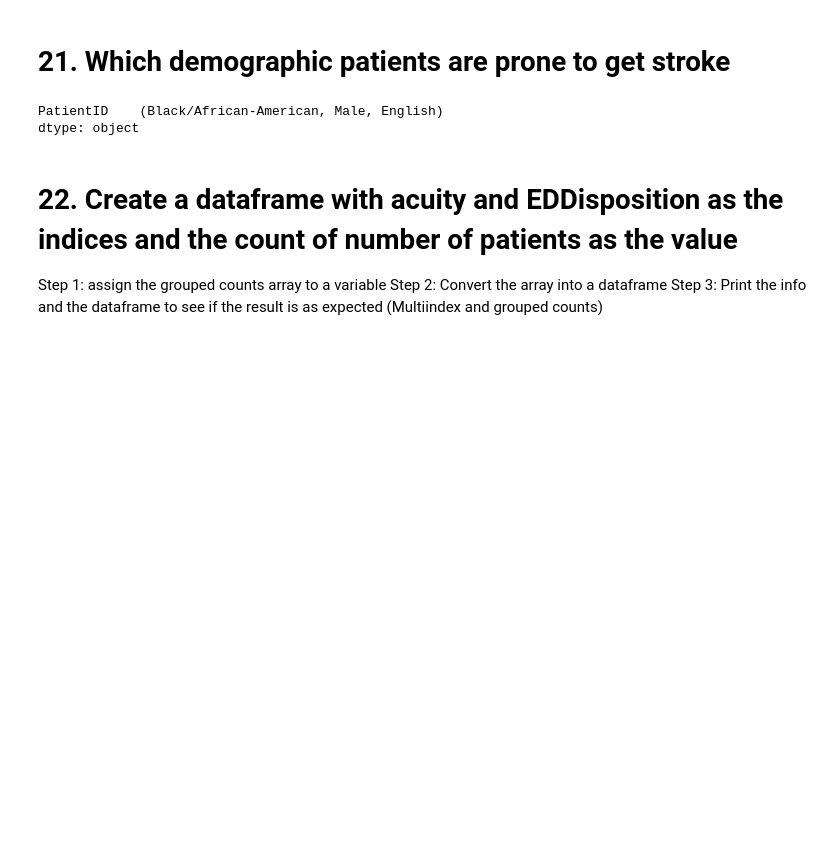
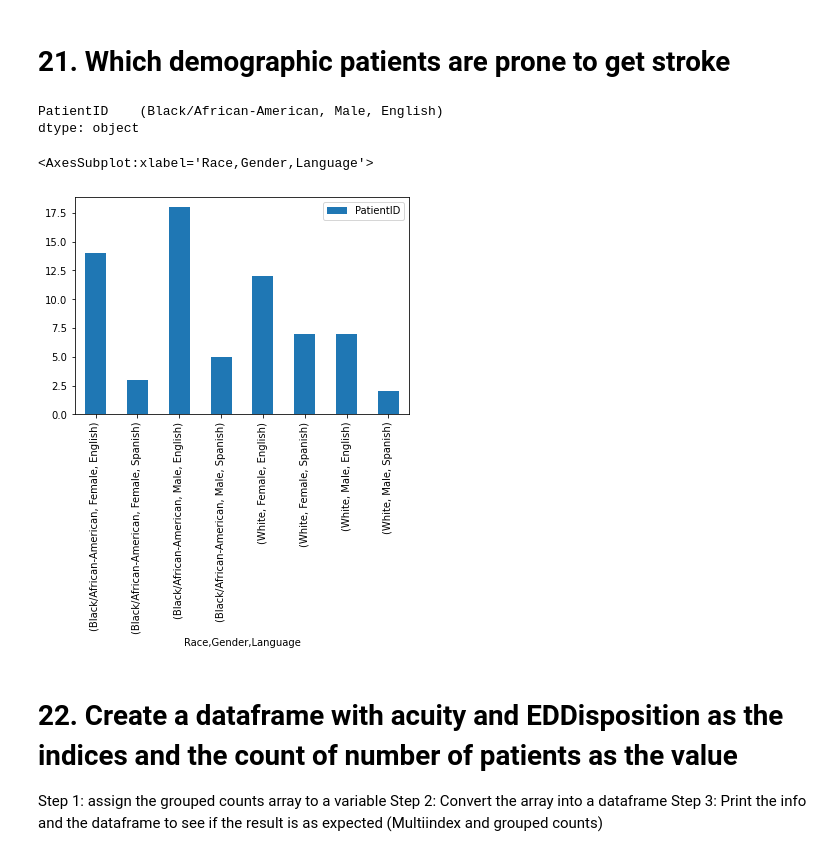
Before and after one commit to sharmaruchi02/Python_heckathon, a Jupyter notebook: Python_Hackathon_DataNinjas.ipynb, the cells around one changed output. Cells and saved outputs as stored; diff of their text form; code cells hidden in the pictures; blank space fills up the shorter version.

```diff
--- a/Python_Hackathon_DataNinjas.ipynb
+++ b/Python_Hackathon_DataNinjas.ipynb
@@ -337,6 +329,15 @@ df_stroke.groupby(['Race','Gender','Language'])[['PatientID']].count().idxmax()
 # %% [output]
 PatientID    (Black/African-American, Male, English)
 dtype: object
+# %%
+df=dfreadm.merge(dfpa,how='inner',on='PatientID')
+df_stroke=df[df['PrimaryDiagnosis']=='Stroke']
+dfa=df_stroke.groupby(['Race','Gender','Language'])[['PatientID']].count()
+
+dfa.plot(kind='bar')
+# %% [output]
+<AxesSubplot:xlabel='Race,Gender,Language'>
+[figure, added]
 # %% [markdown]
 # 22. Create a dataframe with acuity and EDDisposition as the indices and the count of number of patients as the value
 Step 1: assign  the grouped counts array to a variable
```
Also changed, not shown: parts of 41 cells of this notebook.
